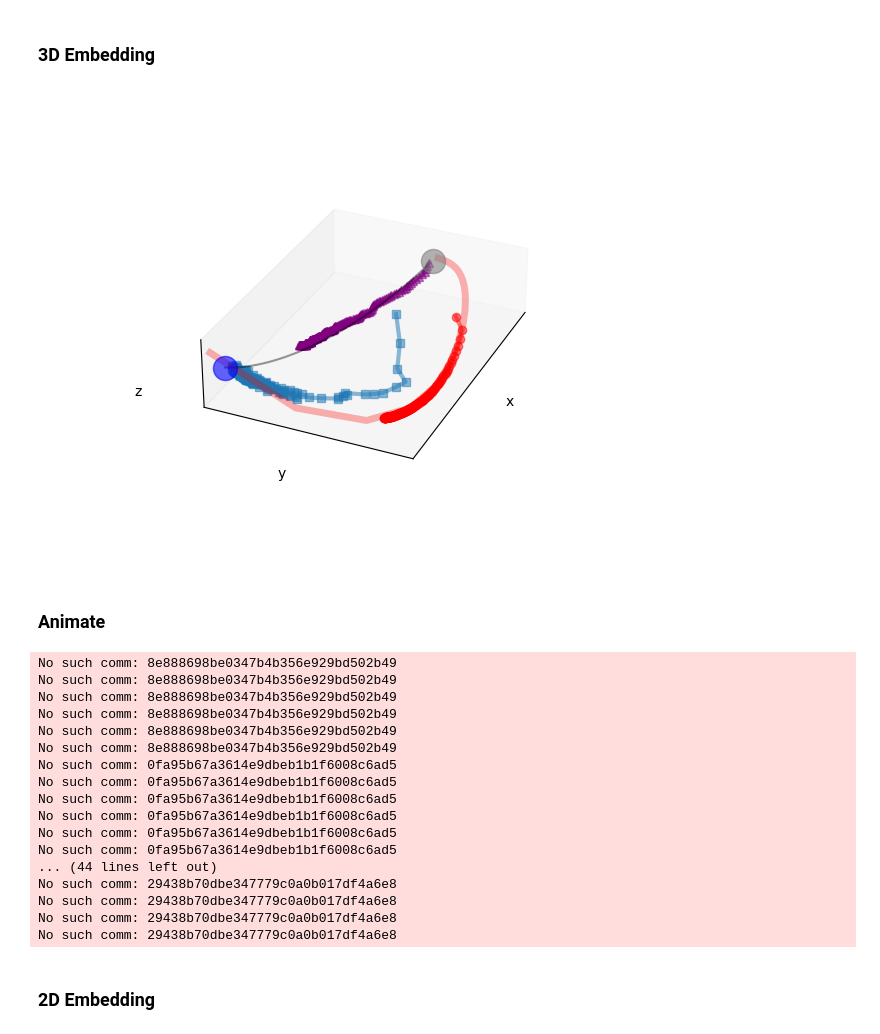
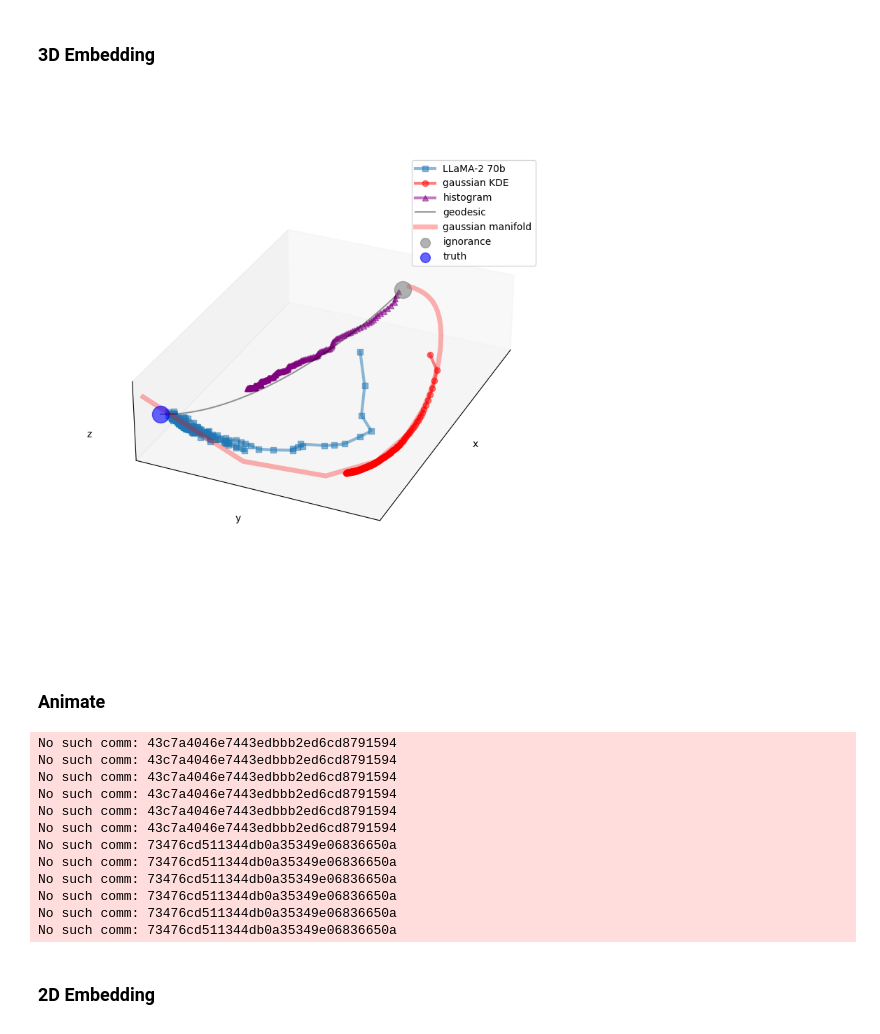
Before and after one commit to AntonioLiu97/LLMICL_inPCA, a Jupyter notebook: inPCA/inPCA_multi_traj.ipynb, the cells around one changed output. Saved outputs shown, nothing was run; the diff lists cells and outputs as text; code cells hidden in the pictures.

```diff
--- a/inPCA/inPCA_multi_traj.ipynb
+++ b/inPCA/inPCA_multi_traj.ipynb
@@ -602,7 +601,7 @@ def plotter_with_initial_angle(angle, save_path = None):
     if interactive:
         #interactive 3D plot
         %matplotlib widget
-        fig = plt.figure(dpi = 100)
+        fig = plt.figure(dpi = 100, figsize=(8,8))
     else:
     # static 3D plot
         %matplotlib inline
@@ -631,7 +630,7 @@ def plotter_with_initial_angle(angle, save_path = None):
         if geodesic:
             ax.plot(U_rescaled[start : end,0],
                     U_rescaled[start : end,1],
-                    U_rescaled[start : end,2], c='black', alpha = 0.4)
+                    U_rescaled[start : end,2], c='black', alpha = 0.4, label = "geodesic")
 
     if gaussian_manifold:
         # gaussian manifold
@@ -657,34 +656,43 @@ def plotter_with_initial_angle(angle, save_path = None):
     ax.set_ylim(y_min, y_max)
     ax.set_zlim(z_min, z_max)
 
     if shadows:
         for zdir, zs, idx_tuple in zip(['x','y','z'],[x_min, y_max, z_min],[(1,2),(0,2),(0,1)]):
             for i in range(len(PDF_list_multi_traj)):
                 ax.scatter(U_rescaled[i*traj_len:(i+1)*traj_len:interval,idx_tuple[0]], U_rescaled[i*traj_len:(i+1)*traj_len:interval,idx_tuple[1]], c=range(int(traj_len/interval)), alpha = shadow_alpha, zs=zs, zdir=zdir)
 
 
     ax.set_xticks([])
     ax.set_yticks([])
     ax.set_zticks([])
 
     ax.set_xlabel('x')
     ax.set_ylabel('y')
     ax.set_zlabel('z')
     ax.view_init(elev=30, azim=angle)
+
+    # remove repeated labels
+    ax.scatter([],[], c='gray', s = 100, alpha = 0.6, label = 'ignorance')
+    ax.scatter([],[], c='blue', s = 100, alpha = 0.6, label = 'truth')
+    handles, labels = plt.gca().get_legend_handles_labels()
+    by_label = dict(zip(labels, handles))
+    # Move the legend outside the plot
+    plt.legend(by_label.values(), by_label.keys(), loc='upper right')
+
     # plt.title(f"fraction of explained variance {explained_var[2]/total_var*100:.0f}%")
     # plt.axis('equal')
     ax.set_aspect('equal')
     if save_path is None:
         plt.show()
     else:
         plt.savefig(save_path)
         filenames.append(save_path)
         plt.close(fig)  # Save the plot without displaying it
 
 
 plotter_with_initial_angle(angle = 24)
 # %% [output]
-[figure, old version]
+[figure, new version]
 # %% [markdown]
 ### Animate
 # %%
@@ -695,23 +703,18 @@ for frame_idx in range(num_frames):
     save_path = f"../figures/animation/{frame_idx}.png"
     plotter_with_initial_angle(angle = angle, save_path = save_path)
 # %% [output]
-No such comm: 8e888698be0347b4b356e929bd502b49
-No such comm: 8e888698be0347b4b356e929bd502b49
-No such comm: 8e888698be0347b4b356e929bd502b49
-No such comm: 8e888698be0347b4b356e929bd502b49
-No such comm: 8e888698be0347b4b356e929bd502b49
-No such comm: 8e888698be0347b4b356e929bd502b49
-No such comm: 0fa95b67a3614e9dbeb1b1f6008c6ad5
-No such comm: 0fa95b67a3614e9dbeb1b1f6008c6ad5
-No such comm: 0fa95b67a3614e9dbeb1b1f6008c6ad5
-No such comm: 0fa95b67a3614e9dbeb1b1f6008c6ad5
-No such comm: 0fa95b67a3614e9dbeb1b1f6008c6ad5
-No such comm: 0fa95b67a3614e9dbeb1b1f6008c6ad5
-... (44 lines left out)
-No such comm: 29438b70dbe347779c0a0b017df4a6e8
-No such comm: 29438b70dbe347779c0a0b017df4a6e8
-No such comm: 29438b70dbe347779c0a0b017df4a6e8
-No such comm: 29438b70dbe347779c0a0b017df4a6e8
+No such comm: 43c7a4046e7443edbbb2ed6cd8791594
+No such comm: 43c7a4046e7443edbbb2ed6cd8791594
+No such comm: 43c7a4046e7443edbbb2ed6cd8791594
+No such comm: 43c7a4046e7443edbbb2ed6cd8791594
+No such comm: 43c7a4046e7443edbbb2ed6cd8791594
+No such comm: 43c7a4046e7443edbbb2ed6cd8791594
+No such comm: 73476cd511344db0a35349e06836650a
+No such comm: 73476cd511344db0a35349e06836650a
+No such comm: 73476cd511344db0a35349e06836650a
+No such comm: 73476cd511344db0a35349e06836650a
+No such comm: 73476cd511344db0a35349e06836650a
+No such comm: 73476cd511344db0a35349e06836650a
 # %%
 # Create a GIF using snapshot made
 import imageio.v2 as imageio
```
Also changed, not shown: parts of 3 cells of this notebook, 2 other files.
